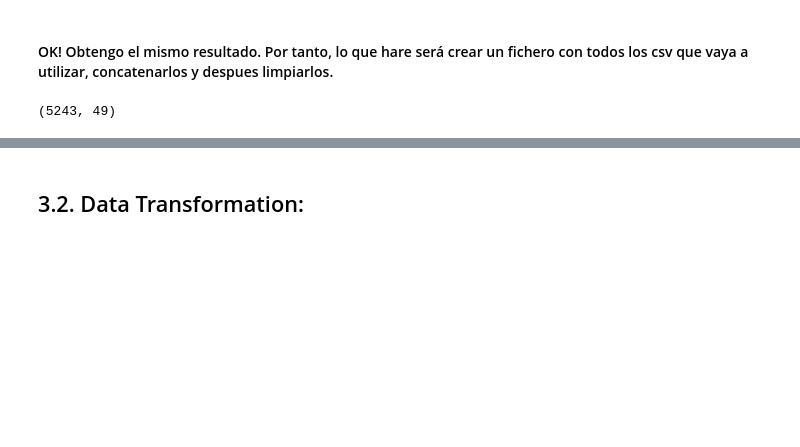
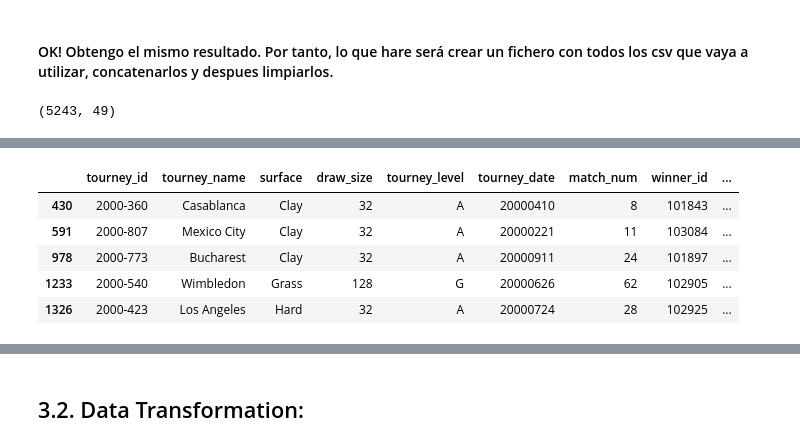
Before and after one commit to ISANJUA/TFM_ML4sportsBets, a Jupyter notebook: 3. Feature Extraction, Transformations and Cleansing.ipynb, the cells around one changed output, grey strips where cells are left out. Saved outputs shown, nothing was run; the diff lists cells and outputs as text; code cells hidden in the pictures; blank space fills up the shorter version.

```diff
--- a/3. Feature Extraction, Transformations and Cleansing.ipynb
+++ b/3. Feature Extraction, Transformations and Cleansing.ipynb
@@ -640,0 +738,9 @@ dfsDCWO2.shape
+# %%
+framesDCWO2[framesDCWO2['minutes'] < 30.0 ].head()
+# %% [output]
+|  | tourney_id | tourney_name | surface | draw_size | tourney_level | tourney_date | match_num | winner_id | ... |
+| 430 | 2000-360 | Casablanca | Clay | 32 | A | 20000410 | 8 | 101843 | ... |
+| 591 | 2000-807 | Mexico City | Clay | 32 | A | 20000221 | 11 | 103084 | ... |
+| 978 | 2000-773 | Bucharest | Clay | 32 | A | 20000911 | 24 | 101897 | ... |
+| 1233 | 2000-540 | Wimbledon | Grass | 128 | G | 20000626 | 62 | 102905 | ... |
+| 1326 | 2000-423 | Los Angeles | Hard | 32 | A | 20000724 | 28 | 102925 | ... |
```
Also changed, not shown: parts of 31 cells of this notebook.
